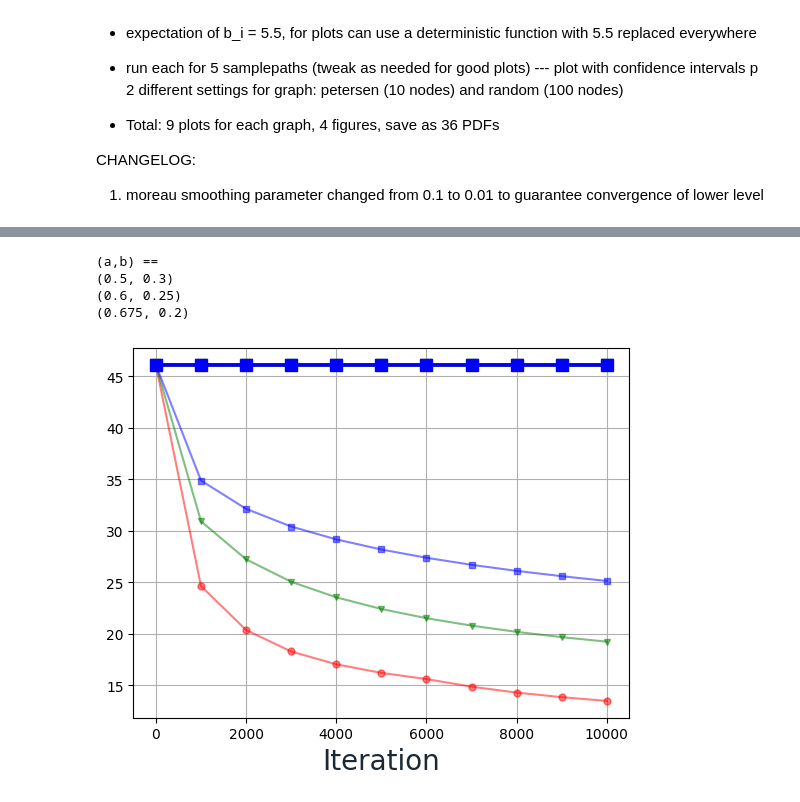
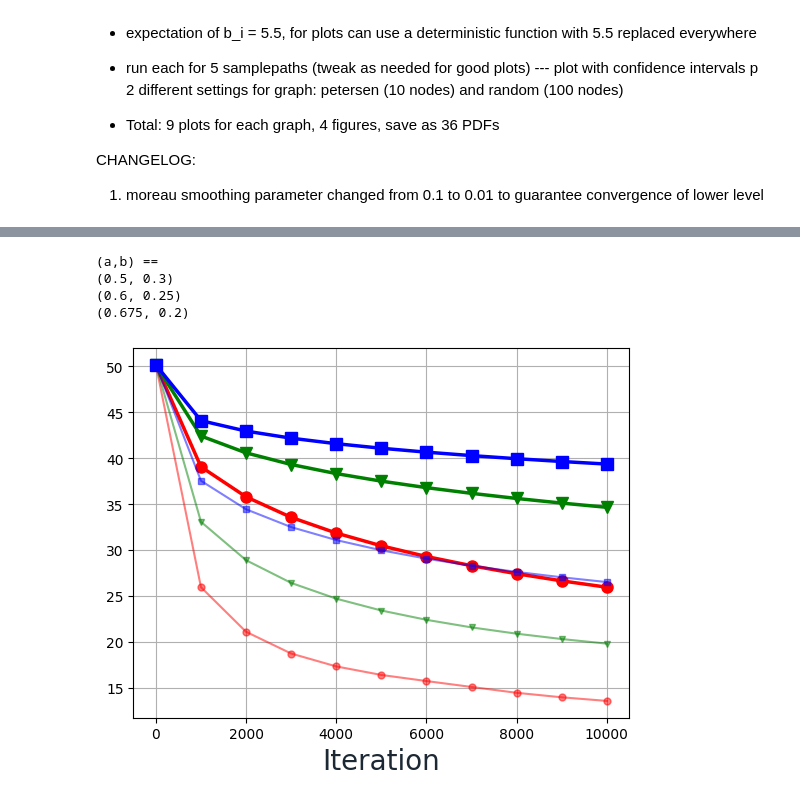
Before and after one commit to bzhanggg/dist-opt-sol-sel, a Jupyter notebook: alg1-star.ipynb, the cells around one changed output, grey strips where cells are left out. Drawn from its saved outputs; the diff is of its cells as text; code cells hidden in the pictures.

```diff
--- a/alg1-star.ipynb
+++ b/alg1-star.ipynb
@@ -91,6 +91,9 @@ def star_graph(N):
     W_R = nx.to_numpy_array(G_R) + np.diag(np.ones(N))
     W_C = nx.to_numpy_array(G_C) + np.diag(np.ones(N))
     for i in range(N):
-        W_R[0,i] = 1/N
-        W_C[i,0] = 1/N
+        W_R[0,i] = W_R[i,i] = 1/N
+        W_R[i,0] = (N-1)/N
+        W_C[i,0] = W_C[i,i] = 1/N
+        W_C[0,i] = (N-1)/N
+    W_R[0,0] = W_C[0,0] = 0.1
     return G_R, W_R, G_C, W_C
@@ -199,7 +228,7 @@ def DIR_DSGT(
     u = u / np.mean(u) # try wrapping in np.real() if doesn't work right
 
     # update rules for stepsize (gamma_k) and regularization parameter (lambda_k)
-    stepsize_rule = lambda x : 1e-5 / ((x+Gamma)**a_update_param)      # gamma_k
+    stepsize_rule = lambda x : 1e-3 / ((x+Gamma)**a_update_param)      # gamma_k
     regularizer_rule = lambda x : 1e-3 / ((x+Gamma)**b_update_param)    # lambda_k
 
     F_mat_next = F_fun(X_next)
@@ -317,29 +346,29 @@ for (a,b) in tqdm(a_b_params):
 # %%
 # LOWER LEVEL OBJECTIVE PLOTS
 
 x_ax = list(range(0,max_iter+1,ceil(max_iter/epoch_size)))
 fig0, ax0 = plt.subplots()
 
 print('(a,b) == ')
 
 for key in a_b_params:
     print(key)
-    ax0.plot(x_ax, (lower_vals_results[key]), lw=2.5, marker=runmarker[key], markersize=8, color=runcolor[key], label=f"(a,b)={key}")
+    ax0.plot(x_ax, lower_vals_results[key], lw=2.5, marker=runmarker[key], markersize=8, color=runcolor[key], label=f"(a,b)={key}")
     ax0.plot(x_ax, IRG_lower_vals_results[key], lw=1.5, marker=runmarker[key], markersize=5, color=runcolor[key], alpha=0.5)
 
 ax0.grid(True)
 ax0.set_xlabel('Iteration', color='#1C2833',fontsize=20)
 
 if save_plots:
     fig0.savefig(f"./{path}/{graph_prefix}_lower_level.pdf", dpi=600, format="pdf", pad_inches=0.01)
 
 plt.show()
 # %% [output]
 (a,b) ==
 (0.5, 0.3)
 (0.6, 0.25)
 (0.675, 0.2)
-[figure, old version]
+[figure, new version]
 # %%
 # CHANGE IN STEP (UPPER LEVEL) PLOTS
 
```
Also changed, not shown: parts of 3 cells of this notebook.
